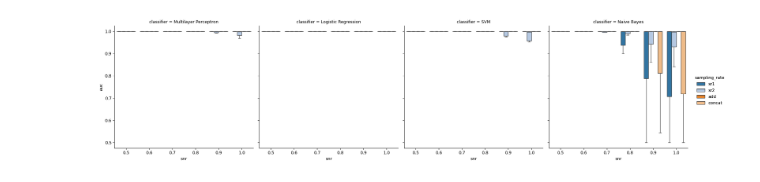
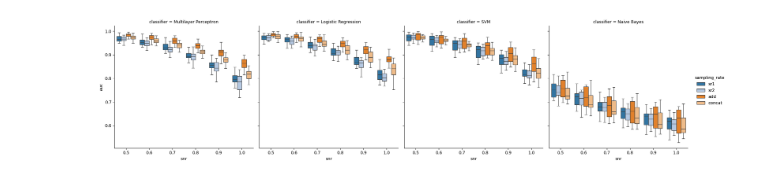
Before and after one commit to neuroneural/undersampling-project, a Jupyter notebook: HCP/python-scripts/plot.ipynb, the cells around one changed output. Drawn from its saved outputs; the diff is of its cells as text; code cells hidden in the pictures.

```diff
--- a/HCP/python-scripts/plot.ipynb
+++ b/HCP/python-scripts/plot.ipynb
@@ -18,8 +18,8 @@ import os
 import glob
 import pandas as pd
 
-#pkl_dir = '/data/users2/jwardell1/undersampling-project/HCP/pkl-files'
-pkl_dir = '/data/users2/jwardell1/undersampling-project/OULU/pkl-files'
+pkl_dir = '/data/users2/jwardell1/undersampling-project/HCP/pkl-files'
+#pkl_dir = '/data/users2/jwardell1/undersampling-project/OULU/pkl-files'
 
 # Read and concatenate sr1 data
 joined_files = os.path.join(pkl_dir, 'sr1_*.pkl')
@@ -94,33 +94,36 @@ for classifier, group_df in grouped_classifiers:
 mlp_df = classifier_dfs['Multilayer Perceptron']
 lr_df = classifier_dfs['Logistic Regression']
 svm_df = classifier_dfs['SVM']
 nb_df = classifier_dfs['Naive Bayes']
 
 dfs = [mlp_df, lr_df, svm_df, nb_df]
 
 snr_levels = ['0.5', '0.6', '0.7', '0.8', '0.9', '1.0']
 classifiers = ['Multilayer Perceptron', 'Logistic Regression', 'SVM', 'Naive Bayes']
 sampling_rates = ['sr1', 'sr2', 'add', 'concat']
 hue_order = sampling_rates
 palette = { item: plt.cm.tab20(i) for i, item in enumerate(sampling_rates)}
 
 # Combine all dataframes into one dataframe for plotting
 combined_df = pd.concat(dfs)
 
 # Plot all boxplots in one plot using catplot
-sns.catplot(
+ax = sns.catplot(
     x="snr",
     order=snr_levels,
     y="auc",
     hue="sampling_rate",
     hue_order=hue_order,
     col="classifier",
     data=combined_df,
     kind="box",
     palette=palette,
     showfliers=False
 )
 
-plt.show()
+
+
+
+plt.savefig('all.png')
 # %% [output]
-[figure, old version]
+[figure, new version]
```
Also changed, not shown: parts of 4 cells of this notebook, 2 other files.
